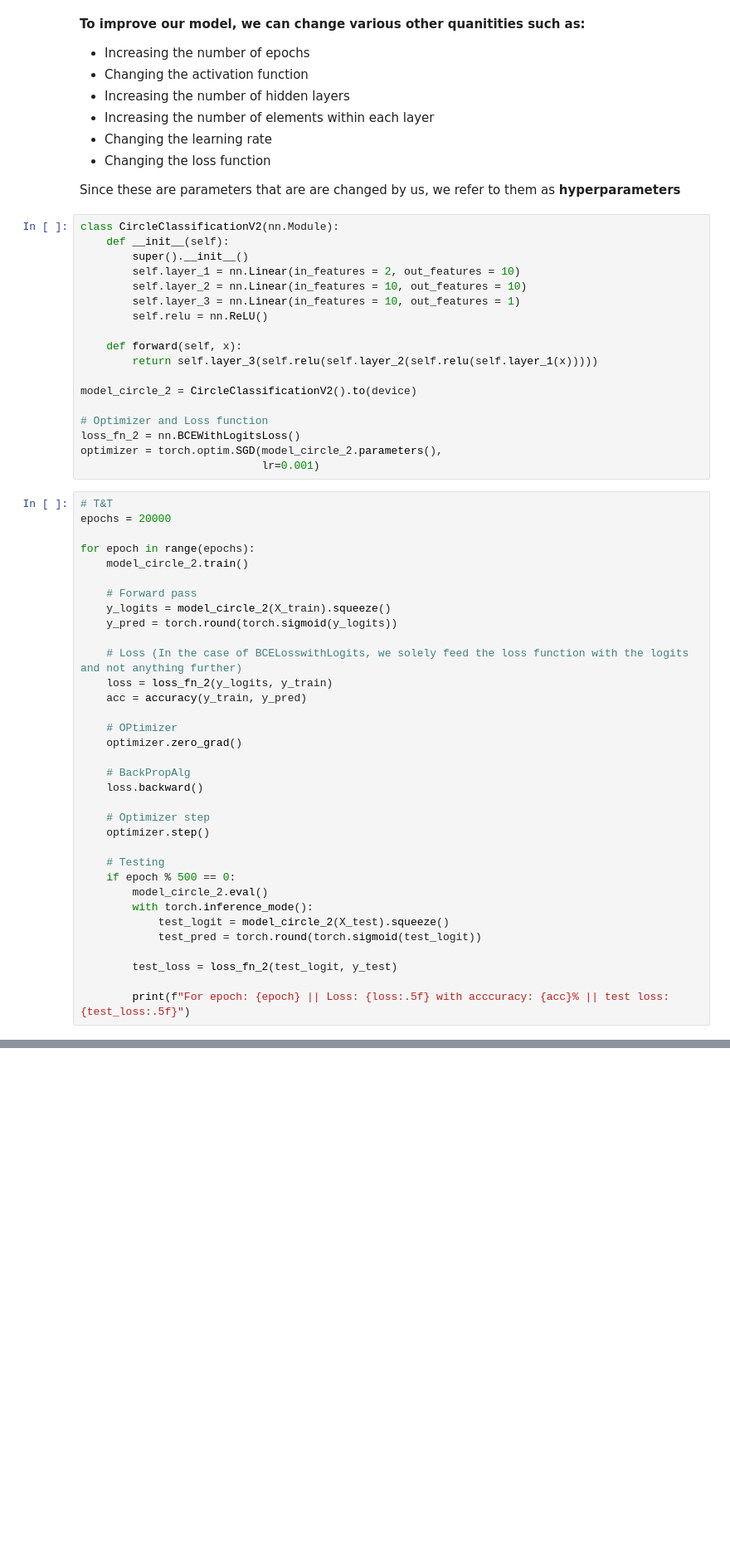
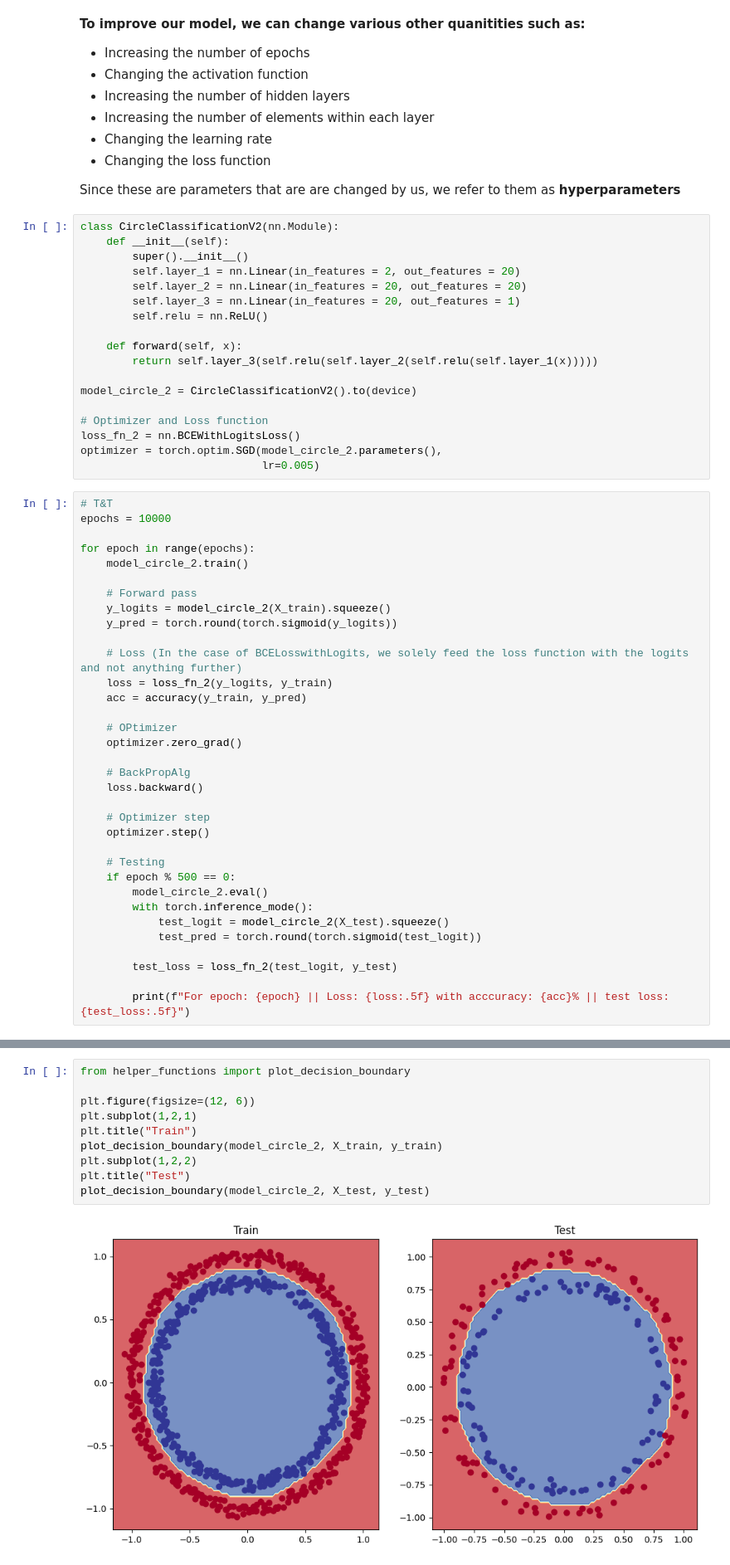
Before and after one commit to CodeX-Phi/nuclear-ml, a Jupyter notebook: notebooks/learnPyTorch/PyTorchClassificationModels.ipynb, the cells around one changed output, grey strips where cells are left out. Shown at 83% size. Cells and saved outputs as stored; diff of their text form; blank space fills up the shorter version.

```diff
--- a/notebooks/learnPyTorch/PyTorchClassificationModels.ipynb
+++ b/notebooks/learnPyTorch/PyTorchClassificationModels.ipynb
@@ -224,9 +224,9 @@ Since these are parameters that are are changed by us, we refer to them as __hyp
 class CircleClassificationV2(nn.Module):
     def __init__(self):
         super().__init__()
-        self.layer_1 = nn.Linear(in_features = 2, out_features = 10)
-        self.layer_2 = nn.Linear(in_features = 10, out_features = 10)
-        self.layer_3 = nn.Linear(in_features = 10, out_features = 1)
+        self.layer_1 = nn.Linear(in_features = 2, out_features = 20)
+        self.layer_2 = nn.Linear(in_features = 20, out_features = 20)
+        self.layer_3 = nn.Linear(in_features = 20, out_features = 1)
         self.relu = nn.ReLU()
 
     def forward(self, x):
@@ -237,10 +237,10 @@ model_circle_2 = CircleClassificationV2().to(device)
 # Optimizer and Loss function
 loss_fn_2 = nn.BCEWithLogitsLoss()
 optimizer = torch.optim.SGD(model_circle_2.parameters(),
-                            lr=0.001)
+                            lr=0.005)
 # %%
 # T&T
-epochs = 20000
+epochs = 10000
 
 for epoch in range(epochs):
     model_circle_2.train()
@@ -292,0 +296,12 @@ For epoch: 19500 || Loss: 0.69053 with acccuracy: 53.25% || test loss: 0.69392
+# %%
+from helper_functions import plot_decision_boundary
+
+plt.figure(figsize=(12, 6))
+plt.subplot(1,2,1)
+plt.title("Train")
+plot_decision_boundary(model_circle_2, X_train, y_train)
+plt.subplot(1,2,2)
+plt.title("Test")
+plot_decision_boundary(model_circle_2, X_test, y_test)
+# %% [output]
+[figure, added]
```
Also changed, not shown: parts of 4 cells of this notebook, 2 other files.
